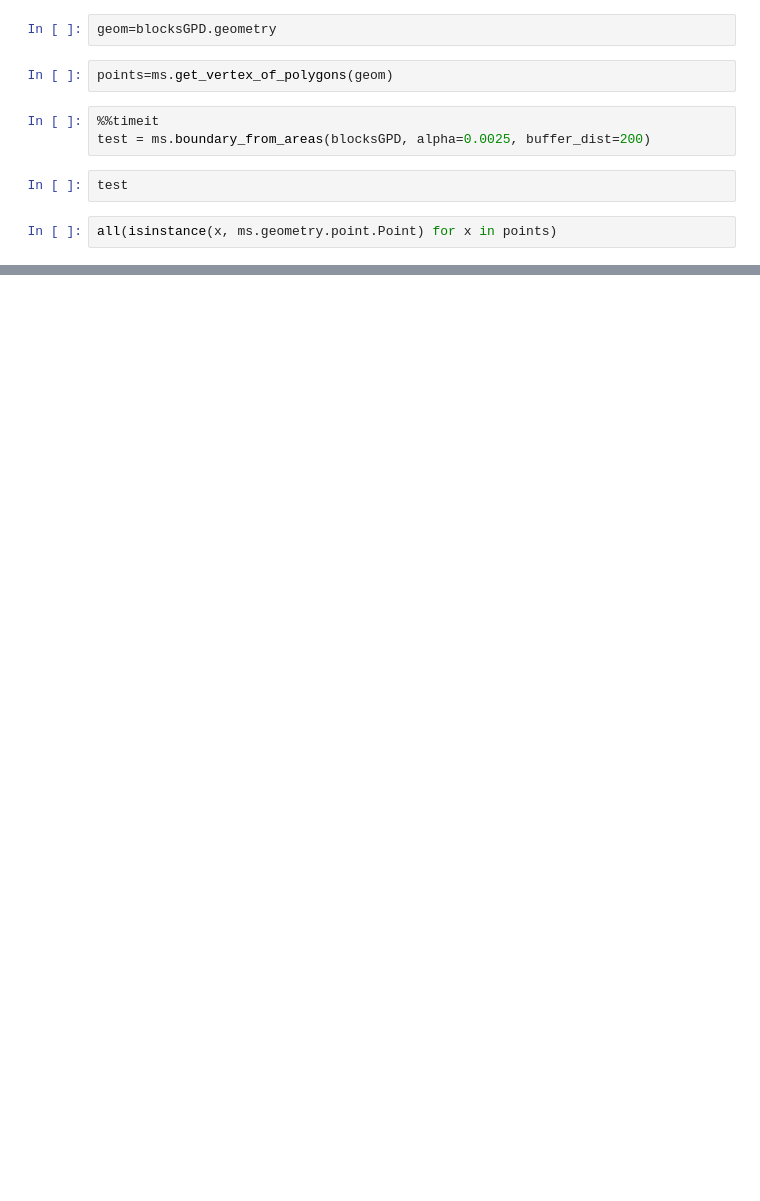
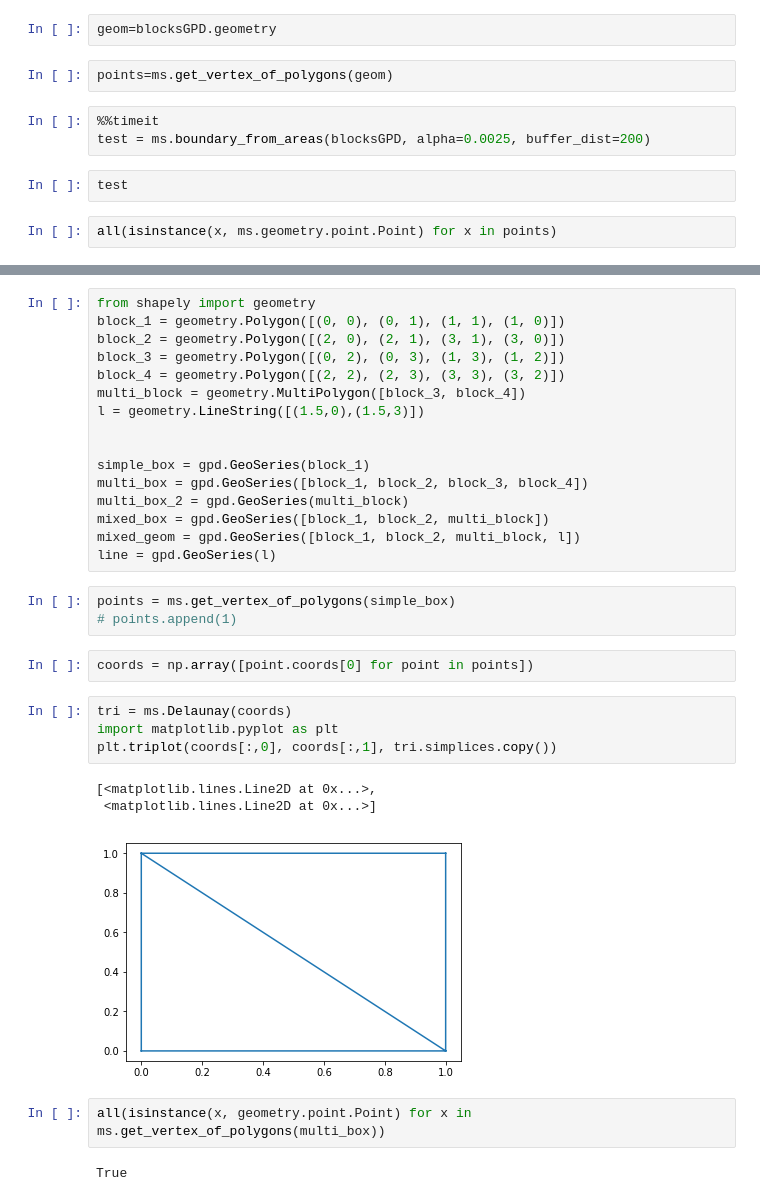
Before and after one commit to mateoneira/MultiplexSegregation, a Jupyter notebook: Multiplex_Segregation.ipynb, the cells around one changed output, grey strips where cells are left out. Cells and saved outputs as stored; diff of their text form; blank space fills up the shorter version.

```diff
--- a/Multiplex_Segregation.ipynb
+++ b/Multiplex_Segregation.ipynb
@@ -97,0 +113,33 @@ all(isinstance(x, ms.geometry.point.Point) for x in points)
+# %%
+from shapely import geometry
+block_1 = geometry.Polygon([(0, 0), (0, 1), (1, 1), (1, 0)])
+block_2 = geometry.Polygon([(2, 0), (2, 1), (3, 1), (3, 0)])
+block_3 = geometry.Polygon([(0, 2), (0, 3), (1, 3), (1, 2)])
+block_4 = geometry.Polygon([(2, 2), (2, 3), (3, 3), (3, 2)])
+multi_block = geometry.MultiPolygon([block_3, block_4])
+l = geometry.LineString([(1.5,0),(1.5,3)])
+
+
+simple_box = gpd.GeoSeries(block_1)
+multi_box = gpd.GeoSeries([block_1, block_2, block_3, block_4])
+multi_box_2 = gpd.GeoSeries(multi_block)
+mixed_box = gpd.GeoSeries([block_1, block_2, multi_block])
+mixed_geom = gpd.GeoSeries([block_1, block_2, multi_block, l])
+line = gpd.GeoSeries(l)
+# %%
+points = ms.get_vertex_of_polygons(simple_box)
+# points.append(1)
+# %%
+coords = np.array([point.coords[0] for point in points])
+# %%
+tri = ms.Delaunay(coords)
+import matplotlib.pyplot as plt
+plt.triplot(coords[:,0], coords[:,1], tri.simplices.copy())
+# %% [output]
+[<matplotlib.lines.Line2D at 0x...>,
+ <matplotlib.lines.Line2D at 0x...>]
+[figure, added]
+# %%
+all(isinstance(x, geometry.point.Point) for x in ms.get_vertex_of_polygons(multi_box))
+# %% [output]
+True
```
Also changed, not shown: parts of 15 cells of this notebook, 3 other files.
